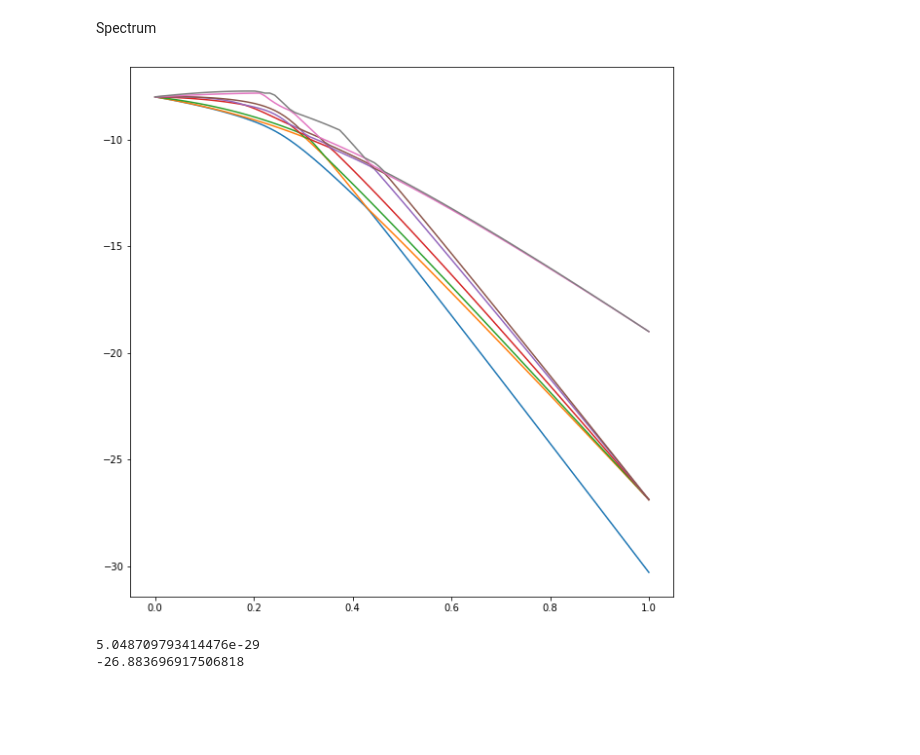
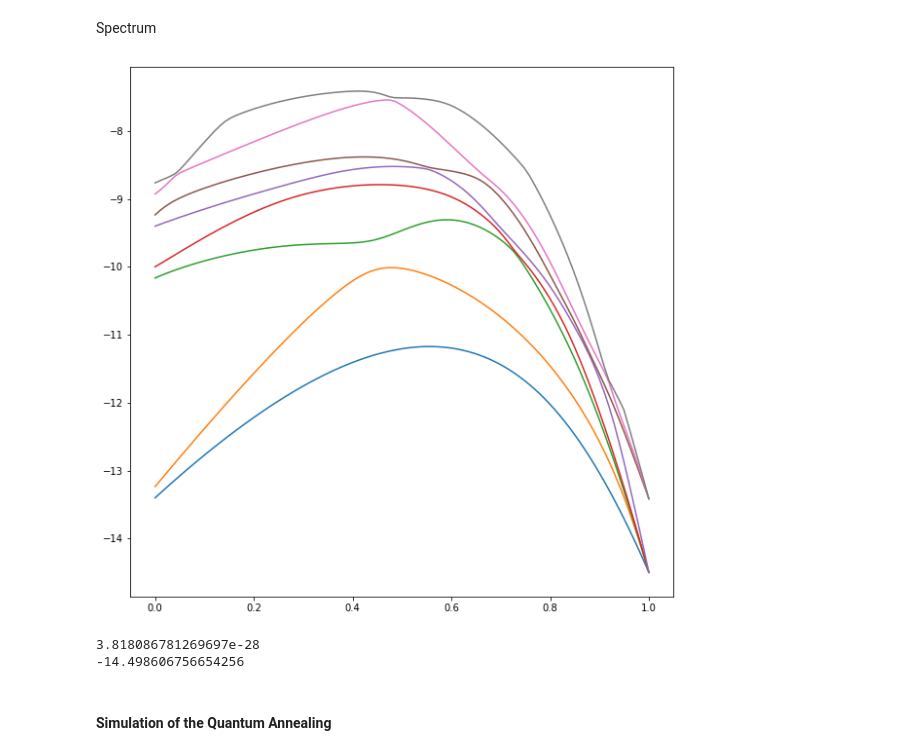
Before and after one commit to emacosta95/QuantumMachineLearningFermions, a Jupyter notebook: QuantumAnnealing.ipynb, the cells around one changed output. Saved outputs shown, nothing was run; the diff lists cells and outputs as text; code cells hidden in the pictures; blank space fills up the shorter version.

Commit message:
hartree fock algorithm completed

```diff
--- a/QuantumAnnealing.ipynb
+++ b/QuantumAnnealing.ipynb
@@ -1,7 +1,7 @@
 # %% [markdown]
 ## Quantum Annealing for the Nuclear Hamiltonian
 # %%
-from src.hartree_fock_library import HartreeFockEnergy,FitHartreeFock
+
 from src.hamiltonian_utils import get_twobody_nuclearshell_model,FermiHubbardHamiltonian,SingleParticleState
 import numpy as np
 import torch
@@ -13,10 +13,13 @@ from scipy.sparse.linalg import eigsh
 from tqdm import trange
 import matplotlib.pyplot as plt
 
-
-SPS=SingleParticleState(file_name='data/cki')
+file_name='data/cki'
+SPS=SingleParticleState(file_name=file_name)
 # %% [output]
 [1.63, 2.27]
+# %%
+nparticles_a=3
+nparticles_b=1
 # %% [markdown]
 #### Define the initial Hamiltonian
 # %%
@@ -53,2 +62,9 @@ plt.show()
 # %% [markdown]
 #### Define the target Hamiltonian
+# %%
+twobody_matrix,energies=get_twobody_nuclearshell_model(file_name=file_name)
+
+
+print(twobody_matrix)
+
+#%% initialize the FH Hamiltonian
@@ -55,18 +90,13 @@ plt.show()
 # %%
-twobody_matrix,energies=get_twobody_nuclearshell_model(file_name='data/cki')
-
-
-print(twobody_matrix)
-
-#%% initialize the FH Hamiltonian
-
-TargetHamiltonian=FermiHubbardHamiltonian(size_a=energies.shape[0]//2,size_b=energies.shape[0]//2,nparticles_a=2,nparticles_b=2)
+TargetHamiltonian=FermiHubbardHamiltonian(size_a=energies.shape[0]//2,size_b=energies.shape[0]//2,nparticles_a=nparticles_a,nparticles_b=nparticles_b)
 
 TargetHamiltonian.get_external_potential(external_potential=energies)
 TargetHamiltonian.get_twobody_interaction(twobody_dict=twobody_matrix)
-TargetHamiltonian.get_hamiltonain()
+TargetHamiltonian.get_hamiltonian()
 
 egs,psi0=TargetHamiltonian.get_spectrum(n_states=1)
 
 print(egs)
+
+print(TargetHamiltonian.twobody_operator)
 # %% [output]
@@ -110,16 +137,18 @@ Spectrum
 # %%
 plt.figure(figsize=(10,10))
 for i in range(nlevels):
     plt.plot(lambd,spectrum[i])
-#plt.xlim([0,0.4])
+#plt.xlim([0.9,1])
 plt.show()
 
 t_critic=np.argmax(spectrum[0])
 
-gap=np.abs(spectrum[1,t_critic]-spectrum[0,t_critic])
+gap=np.min(np.abs(spectrum[1,:]-spectrum[0,:]))
 print((gap**2))
 print(spectrum[1,-1])
 # %% [output]
-[figure, old version]
+[figure, new version]
-5.048709793414476e-29
--26.883696917506818
+3.818086781269697e-28
+-14.498606756654256
+# %% [markdown]
+#### Simulation of the Quantum Annealing
```
Also changed, not shown: parts of 4 cells of this notebook, 9 other files.
